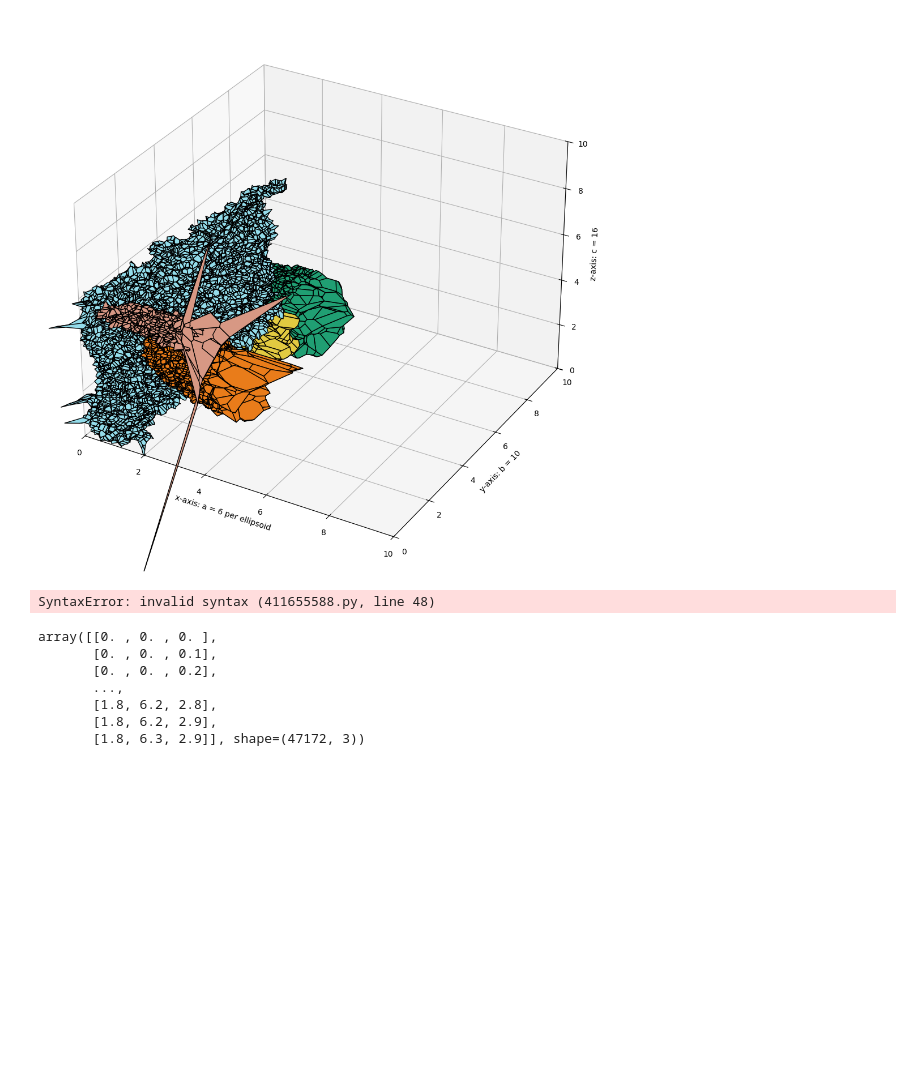
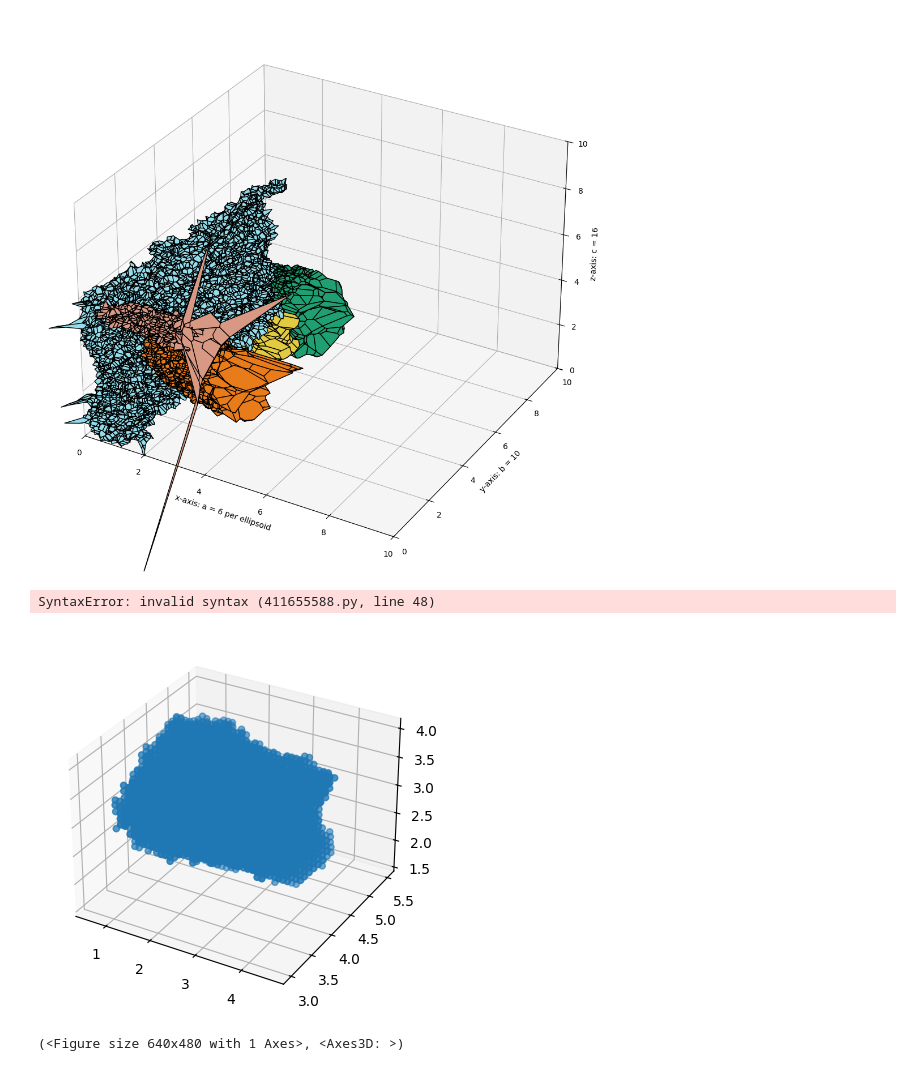
Before and after one commit to EricViklund/3deds, a Jupyter notebook: 3d_EBSD_analysis.ipynb, the cells around one changed output. Drawn from its saved outputs; the diff is of its cells as text; code cells hidden in the pictures; blank space fills up the shorter version.

Commit message:
feat: 3d scatter plot tool

```diff
--- a/3d_EBSD_analysis.ipynb
+++ b/3d_EBSD_analysis.ipynb
@@ -391,13 +391,15 @@ T_QD = csr_array((query_points.shape[0],len(vor.regions)),dtype='bool')
 T_QD[query_point_ids,query_domain_ids] = True
 # %%
 T_QG = T_QD @ T_DG
-# %%
-query_points[T_QG[:,0].coords[0]]
-# %% [output]
-array([[0. , 0. , 0. ],
-       [0. , 0. , 0.1],
-       [0. , 0. , 0.2],
-       ...,
-       [1.8, 6.2, 2.8],
-       [1.8, 6.2, 2.9],
-       [1.8, 6.3, 2.9]], shape=(47172, 3))
+# %%
+import sys
+import importlib
+importlib.reload(sys.modules['plots3d'])
+from plots3d import Scatter3D
+
+
+
+Scatter3D(query_points[T_QG[:,3].coords[0]])
+# %% [output]
+[figure, added]
+(<Figure size 640x480 with 1 Axes>, <Axes3D: >)
```
Also changed, not shown: 1 other file.
